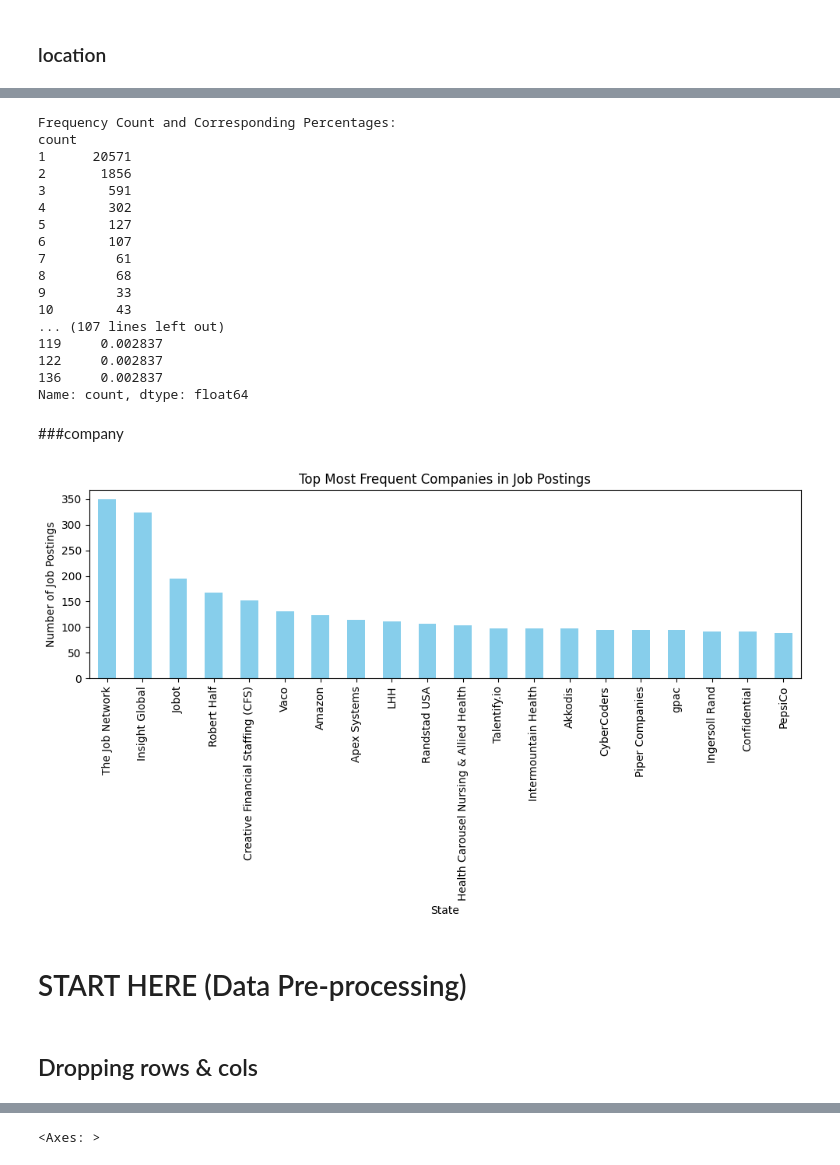
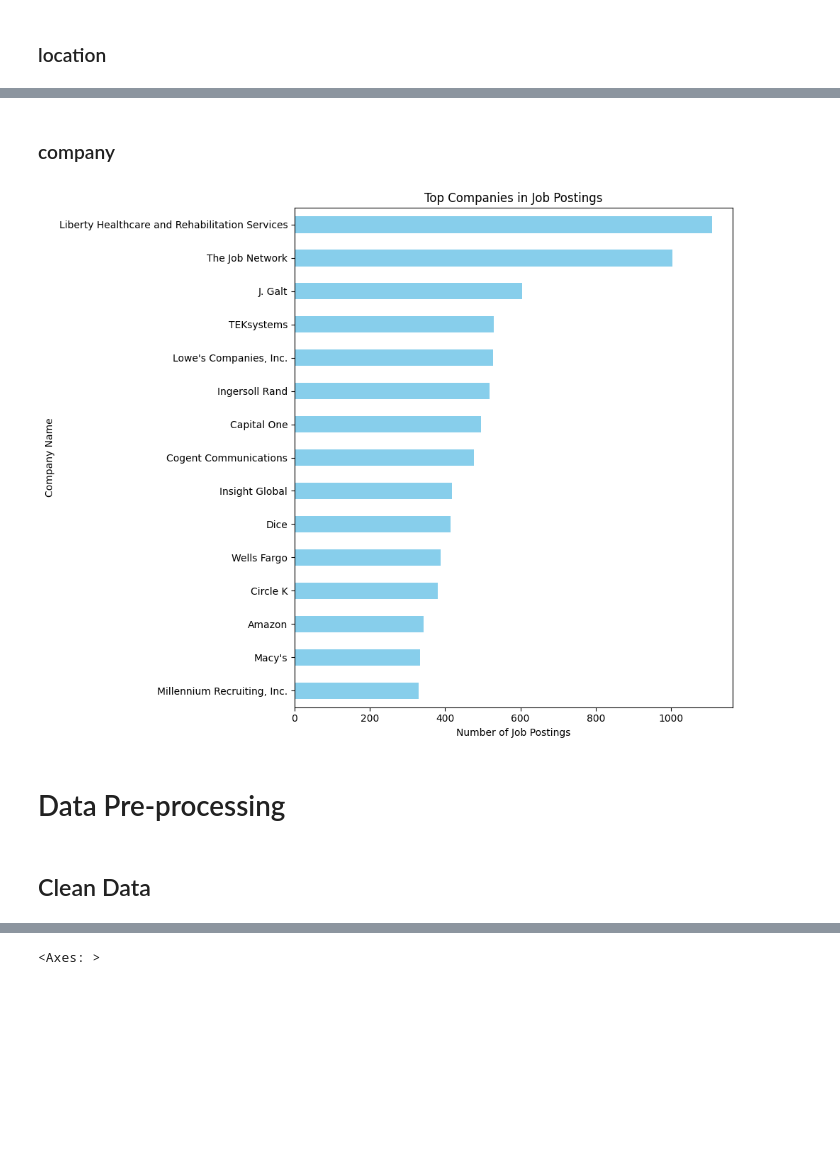
Before and after one commit to ldo7/CS133_MLproject, a Jupyter notebook: LinkedIn_Job_Postings.ipynb, the cells around one changed output, grey strips where cells are left out. Saved outputs shown, nothing was run; the diff lists cells and outputs as text; code cells hidden in the pictures; blank space fills up the shorter version.

```diff
--- a/LinkedIn_Job_Postings.ipynb
+++ b/LinkedIn_Job_Postings.ipynb
@@ -101,4 +200,5 @@ lower_threshold = 15080
 upper_threshold = 300000
 
 # Remove rows outside thresehold
-df = df[(df['normalized_salary'] >= lower_threshold) & (df['normalized_salary'] <= upper_threshold)]
+df_salary = df.copy()
+df_salary = df[(df['normalized_salary'] >= lower_threshold) & (df['normalized_salary'] <= upper_threshold)]
@@ -138,5 +223,7 @@ plt.show()
 ### location
 # %%
 # Extract state from location
-df['state'] = df['location'].str.extract(r', ([A-Z]{2})$')
+df_state = df.copy()
+df_state['state'] = df['location'].str.extract(r', ([A-Z]{2})$')
+df_state.head(1)
 # %% [output]
@@ -169,57 +319,18 @@ plt.show()
-# %%
-# Column of interest
-column_name = 'title'
-
-# Get value counts (frequencies of each unique value)
-value_counts = df[column_name].value_counts()
-
-# Group the frequencies by how many times each frequency occurs
-frequency_counts = value_counts.value_counts().sort_index()
-
-# Calculate percentage for each frequency bin
-total_values = len(df)
-percentage_counts = (frequency_counts / total_values) * 100
-
-# Output the frequencies and their corresponding percentages
-print("Frequency Count and Corresponding Percentages:")
-print(frequency_counts)
-print("\nPercentages for Each Frequency Count:")
-print(percentage_counts)
-# %% [output]
-Frequency Count and Corresponding Percentages:
-count
-1      20571
-2       1856
-3        591
-4        302
-5        127
-6        107
-7         61
-8         68
-9         33
-10        43
-... (107 lines left out)
-119     0.002837
-122     0.002837
-136     0.002837
-Name: count, dtype: float64
 # %% [markdown]
-###company
+### company
 # %%
-company_counts = df['company_name'].value_counts().nlargest(20)
+# Get top companies by job postings and sort ascending for top-down display
+company_counts = df['company_name'].value_counts().nlargest(15).sort_values()
 
-plt.figure(figsize=(10, 6))
-company_counts.plot(kind='bar')
-plt.title('Top Most Frequent Companies in Job Postings')
-company_counts.plot(kind='bar', color='skyblue')
-plt.xlabel('State')
-plt.ylabel('Number of Job Postings')
-plt.xticks(rotation=90)
+# Create horizontal bar chart
+plt.figure(figsize=(10, 8))
+company_counts.plot(kind='barh', color='skyblue')
+plt.title('Top Companies in Job Postings')
+plt.xlabel('Number of Job Postings')
+plt.ylabel('Company Name')
 plt.tight_layout()
 plt.show()
 # %% [output]
-[figure, old version]
+[figure, new version]
 # %% [markdown]
-# START HERE (Data Pre-processing)
+# Data Pre-processing
-# %% [markdown]
-## Dropping rows & cols
@@ -230,3 +337,5 @@ plt.show()
+# %% [markdown]
+## Clean Data
 # %%
 #ROWS
 #drop rows that don't contain target value
```
Also changed, not shown: parts of 38 cells of this notebook.
